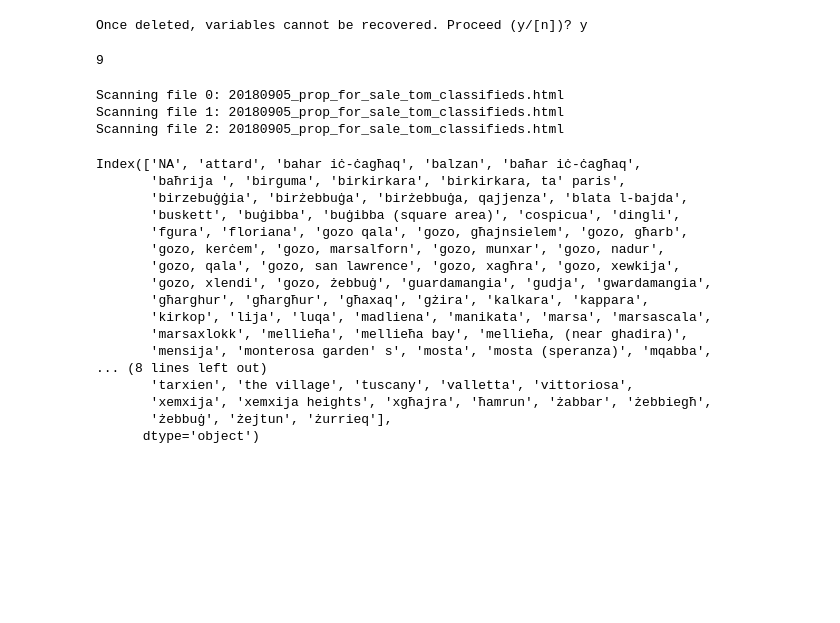
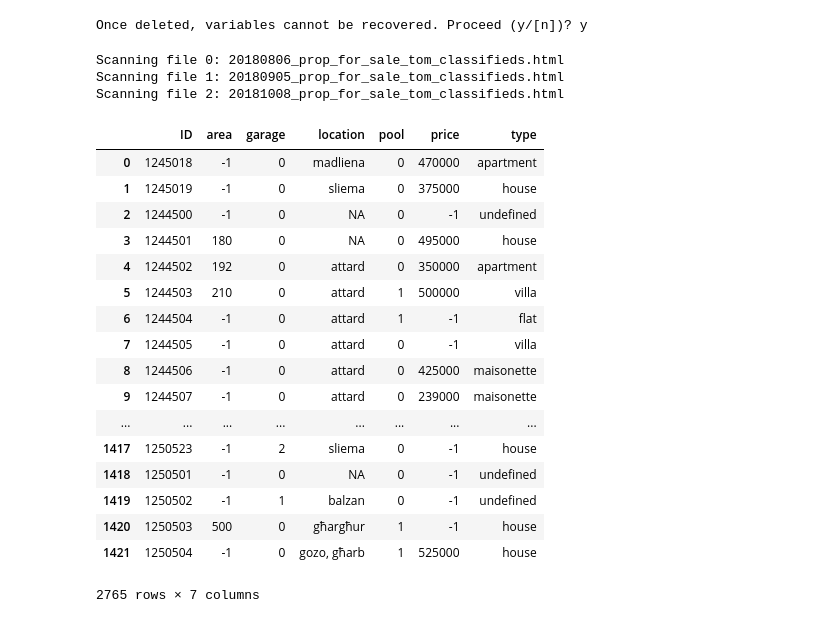
Before and after one commit to mfer0010/Data-Science-Assignment, a Jupyter notebook: 201819_CPS3235_FERRIGGI_MARC_286397M_assignment_code/task3/01 - Data Extraction.ipynb, the cells around one changed output. Saved outputs shown, nothing was run; the diff lists cells and outputs as text; code cells hidden in the pictures; blank space fills up the shorter version.

```diff
--- a/201819_CPS3235_FERRIGGI_MARC_286397M_assignment_code/task3/01 - Data Extraction.ipynb
+++ b/201819_CPS3235_FERRIGGI_MARC_286397M_assignment_code/task3/01 - Data Extraction.ipynb
@@ -10,23 +10,6 @@ from bs4 import BeautifulSoup as bs
 from itertools import islice #to start iteration from a different line number
 # %% [output]
 Once deleted, variables cannot be recovered. Proceed (y/[n])? y
-# %%
-#WORKING
-#DO NOT RUN!!!!!!!!!
-#i = 1
-#with open('./data/raw/20180806_prop_for_sale_tom_classifieds.html') as fp:
-#    soup = bs(fp)
-#    listings = soup.find_all('li')
- #   text = listings[97].text
- #   print(text)
-  #  temp = re.search('(\d+)sqm',text).group(1)
-   # print(int(temp))
-
-   # print(listings[97]['name'])
-temp = 'asdasdasd'
-print(len(temp))
-# %% [output]
-9
 # %%
 #Initialize variables
 ID = []
@@ -44,7 +27,7 @@ files = ['20180806_prop_for_sale_tom_classifieds.html','20180905_prop_for_sale_t
 
 #open the files of interest
 for i in range(0,3):
-    print('Scanning file ' + str(i) + ': ' + files[1])
+    print('Scanning file ' + str(i) + ': ' + files[i])
     with open('./data/raw/'+files[i]) as fp:
         #read the html file using Beautiful Soup
         soup = bs(fp)
@@ -123,6 +106,6 @@ for i in range(0,3):
                               'area':area,'pool':pool,
                               'garage':garage}))
 # %% [output]
-Scanning file 0: 20180905_prop_for_sale_tom_classifieds.html
+Scanning file 0: 20180806_prop_for_sale_tom_classifieds.html
 Scanning file 1: 20180905_prop_for_sale_tom_classifieds.html
-Scanning file 2: 20180905_prop_for_sale_tom_classifieds.html
+Scanning file 2: 20181008_prop_for_sale_tom_classifieds.html
@@ -134,21 +112,22 @@ DataFrame1['location'] = DataFrame1['location'].astype('category')
-# %%
-pd.options.display.max_seq_items = 2000
-DataFrame1['location'].cat.categories
-# %% [output]
-Index(['NA', 'attard', 'bahar iċ-ċagħaq', 'balzan', 'baħar iċ-ċagħaq',
-       'baħrija ', 'birguma', 'birkirkara', 'birkirkara, ta' paris',
-       'birzebuġġia', 'birżebbuġa', 'birżebbuġa, qajjenza', 'blata l-bajda',
-       'buskett', 'buġibba', 'buġibba (square area)', 'cospicua', 'dingli',
-       'fgura', 'floriana', 'gozo qala', 'gozo, għajnsielem', 'gozo, għarb',
-       'gozo, kerċem', 'gozo, marsalforn', 'gozo, munxar', 'gozo, nadur',
-       'gozo, qala', 'gozo, san lawrence', 'gozo, xagħra', 'gozo, xewkija',
-       'gozo, xlendi', 'gozo, żebbuġ', 'guardamangia', 'gudja', 'gwardamangia',
-       'għarghur', 'għargħur', 'għaxaq', 'gżira', 'kalkara', 'kappara',
-       'kirkop', 'lija', 'luqa', 'madliena', 'manikata', 'marsa', 'marsascala',
-       'marsaxlokk', 'mellieħa', 'mellieħa bay', 'mellieħa, (near ghadira)',
-       'mensija', 'monterosa garden' s', 'mosta', 'mosta (speranza)', 'mqabba',
-... (8 lines left out)
-       'tarxien', 'the village', 'tuscany', 'valletta', 'vittoriosa',
-       'xemxija', 'xemxija heights', 'xgħajra', 'ħamrun', 'żabbar', 'żebbiegħ',
-       'żebbuġ', 'żejtun', 'żurrieq'],
-      dtype='object')
+# %%
+data = pd.concat([df[0], df[1], df[2]],sort=True)
+data
+# %% [output]
+|  | ID | area | garage | location | pool | price | type |
+| 0 | 1245018 | -1 | 0 | madliena | 0 | 470000 | apartment |
+| 1 | 1245019 | -1 | 0 | sliema | 0 | 375000 | house |
+| 2 | 1244500 | -1 | 0 | NA | 0 | -1 | undefined |
+| 3 | 1244501 | 180 | 0 | NA | 0 | 495000 | house |
+| 4 | 1244502 | 192 | 0 | attard | 0 | 350000 | apartment |
+| 5 | 1244503 | 210 | 0 | attard | 1 | 500000 | villa |
+| 6 | 1244504 | -1 | 0 | attard | 1 | -1 | flat |
+| 7 | 1244505 | -1 | 0 | attard | 0 | -1 | villa |
+| 8 | 1244506 | -1 | 0 | attard | 0 | 425000 | maisonette |
+| 9 | 1244507 | -1 | 0 | attard | 0 | 239000 | maisonette |
+| ... | ... | ... | ... | ... | ... | ... | ... |
+| 1417 | 1250523 | -1 | 2 | sliema | 0 | -1 | house |
+| 1418 | 1250501 | -1 | 0 | NA | 0 | -1 | undefined |
+| 1419 | 1250502 | -1 | 1 | balzan | 0 | -1 | undefined |
+| 1420 | 1250503 | 500 | 0 | għargħur | 1 | -1 | house |
+| 1421 | 1250504 | -1 | 0 | gozo, għarb | 1 | 525000 | house |
+2765 rows × 7 columns
```
Also changed, not shown: parts of 5 cells of this notebook, 6 other files.
